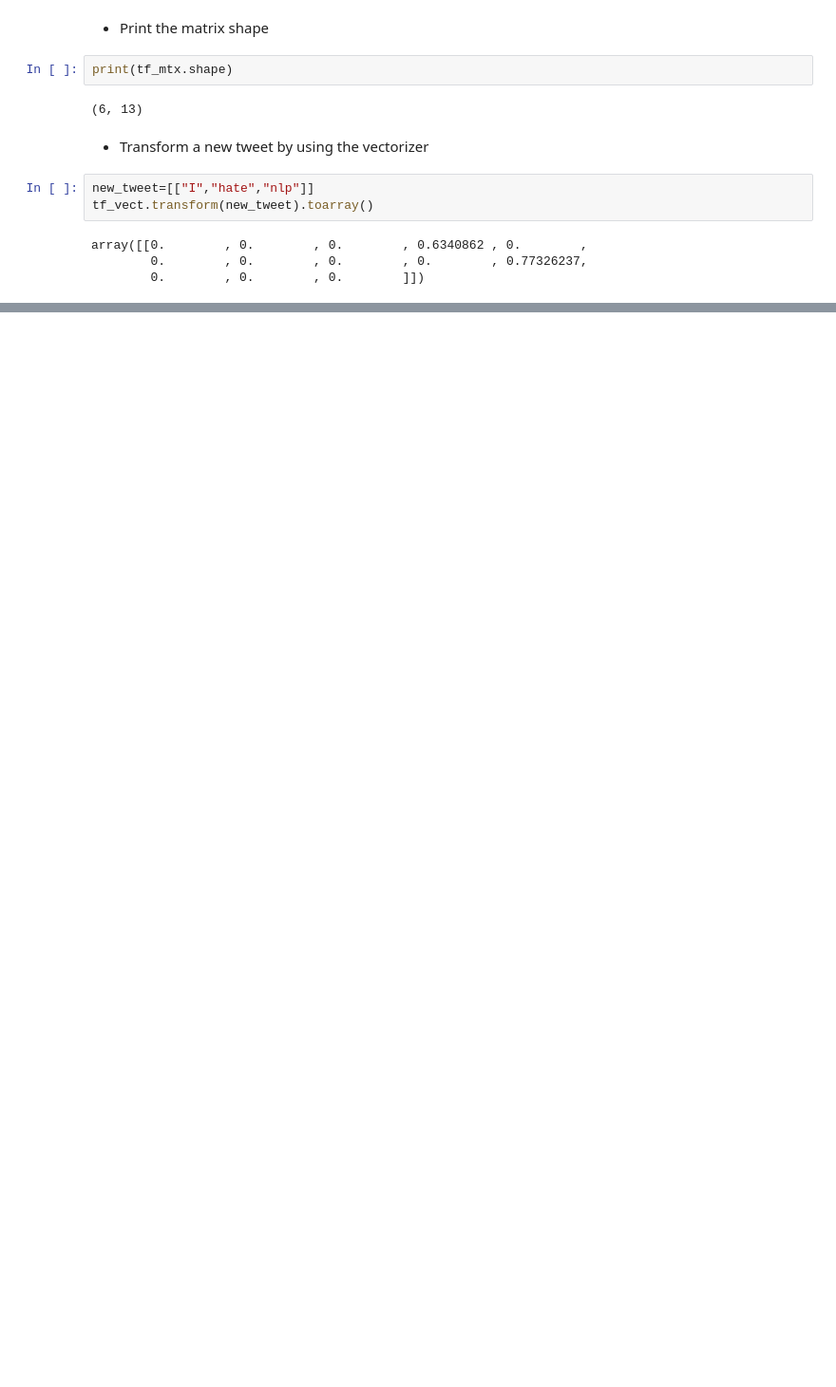
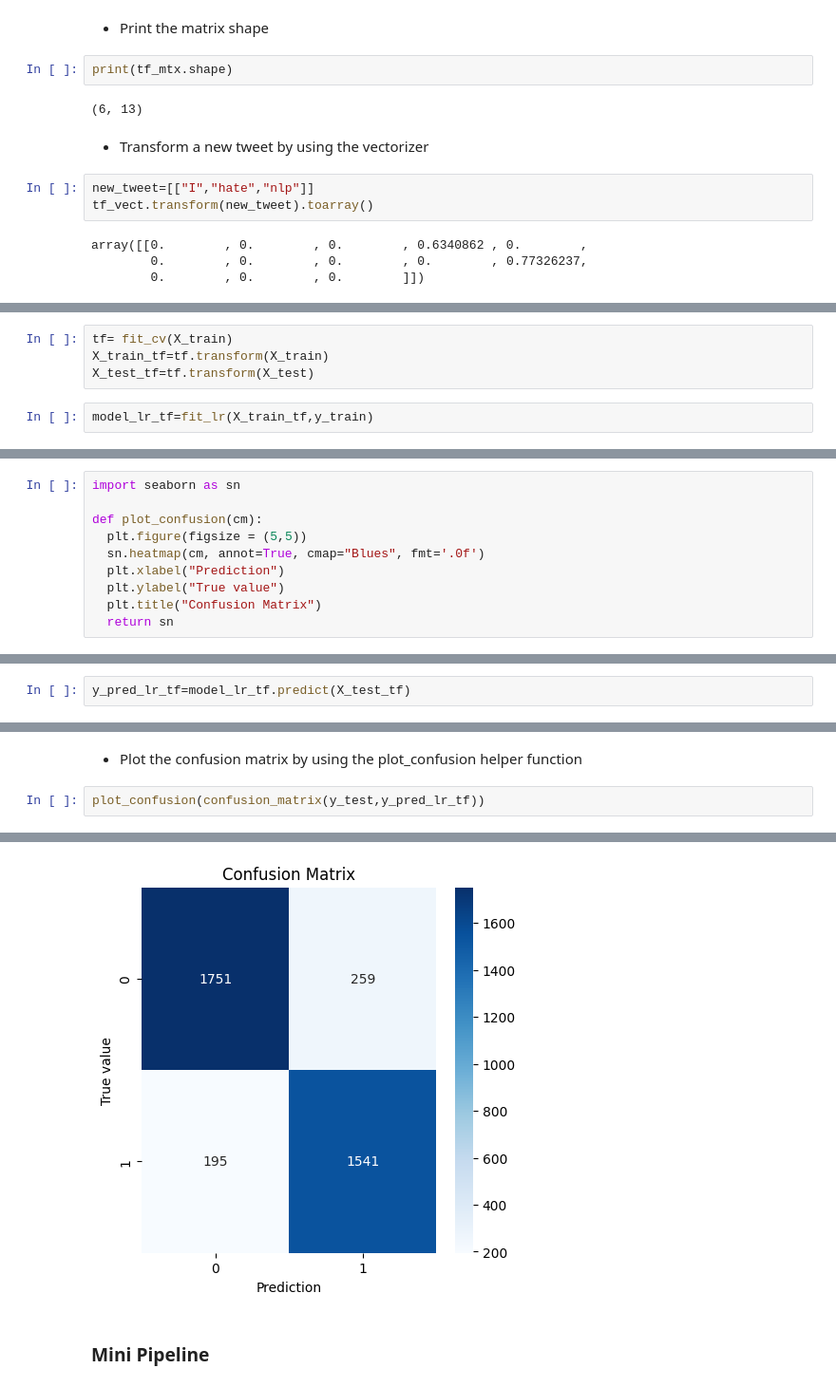
Before and after one commit to gloriabee/TwitterSentimentAnalysis, a Jupyter notebook: TwitterSentimentAnalysis.ipynb, the cells around one changed output, grey strips where cells are left out. Shown at 95% size. Saved outputs shown, nothing was run; the diff lists cells and outputs as text; blank space fills up the shorter version.

```diff
--- a/TwitterSentimentAnalysis.ipynb
+++ b/TwitterSentimentAnalysis.ipynb
@@ -952,0 +1034,6 @@ array([[0.        , 0.        , 0.        , 0.6340862 , 0.        ,
+# %%
+tf= fit_cv(X_train)
+X_train_tf=tf.transform(X_train)
+X_test_tf=tf.transform(X_test)
+# %%
+model_lr_tf=fit_lr(X_train_tf,y_train)
@@ -952,0 +1087,10 @@ array([[0.        , 0.        , 0.        , 0.6340862 , 0.        ,
+# %%
+import seaborn as sn
+
+def plot_confusion(cm):
+  plt.figure(figsize = (5,5))
+  sn.heatmap(cm, annot=True, cmap="Blues", fmt='.0f')
+  plt.xlabel("Prediction")
+  plt.ylabel("True value")
+  plt.title("Confusion Matrix")
+  return sn
@@ -952,0 +1101,2 @@ array([[0.        , 0.        , 0.        , 0.6340862 , 0.        ,
+# %%
+y_pred_lr_tf=model_lr_tf.predict(X_test_tf)
@@ -952,0 +1109,5 @@ array([[0.        , 0.        , 0.        , 0.6340862 , 0.        ,
+# %% [markdown]
+* Plot the confusion matrix by using the plot_confusion helper function
+# %%
+plot_confusion(confusion_matrix(y_test,y_pred_lr_tf))
+# %% [output]
@@ -952,0 +1115,3 @@ array([[0.        , 0.        , 0.        , 0.6340862 , 0.        ,
+[figure, added]
+# %% [markdown]
+### Mini Pipeline
```
Also changed, not shown: parts of 61 cells of this notebook.
